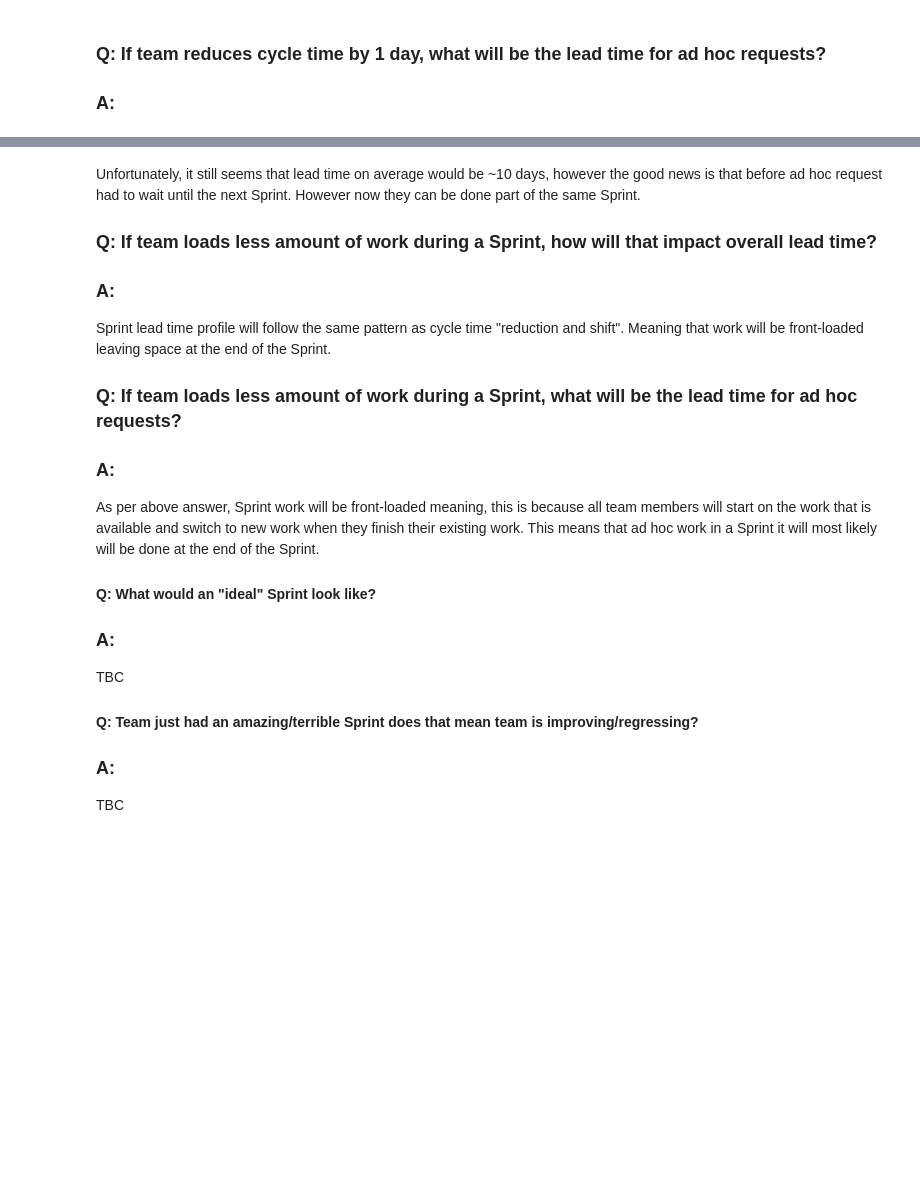
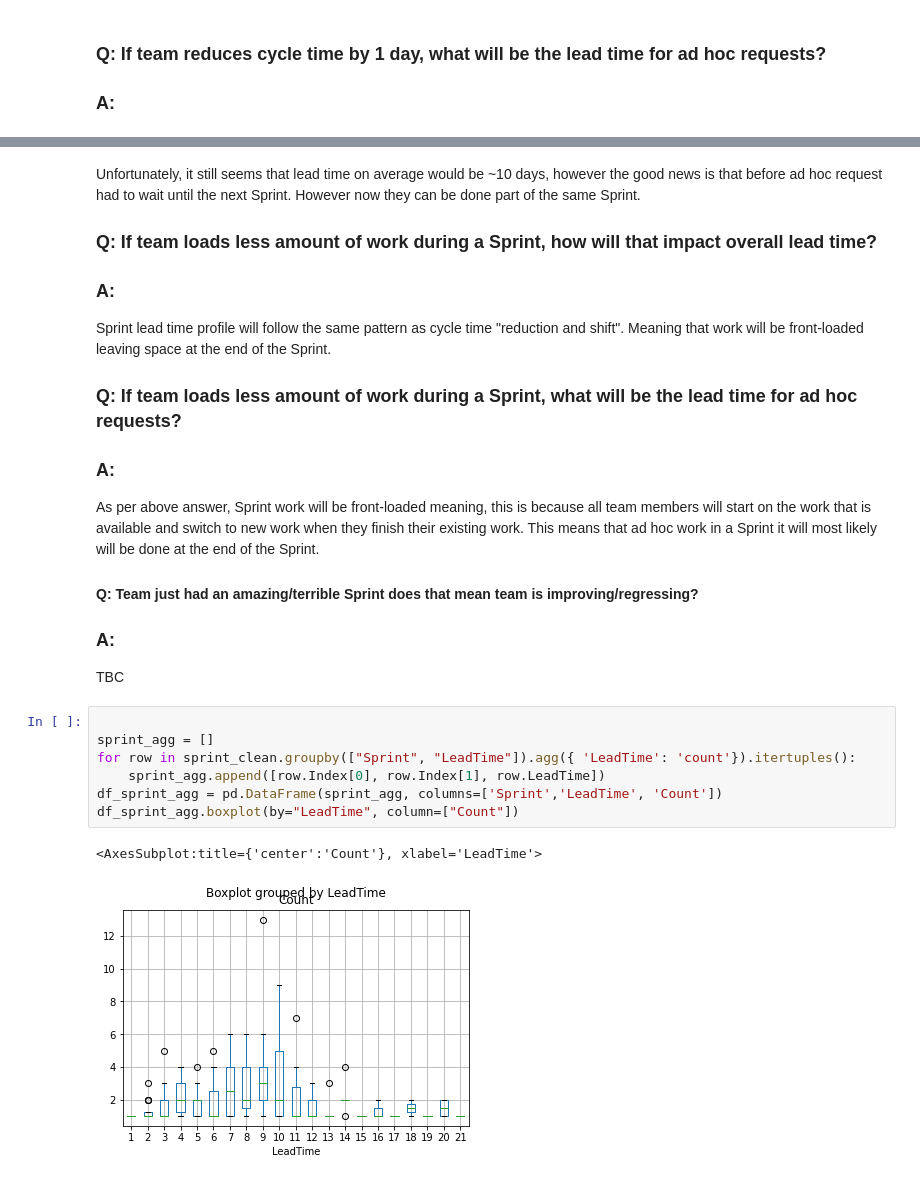
Before and after one commit to zkavtaskin/Lead-Time-Driven-Delivery-Simulation, a Jupyter notebook: Notebook/LeadTimeDynamics.ipynb, the cells around one changed output, grey strips where cells are left out. Saved outputs shown, nothing was run; the diff lists cells and outputs as text; blank space fills up the shorter version.

```diff
--- a/Notebook/LeadTimeDynamics.ipynb
+++ b/Notebook/LeadTimeDynamics.ipynb
@@ -249,10 +252,16 @@ Sprint lead time profile will follow the same pattern as cycle time "reduction a
 ### A:
 As per above answer, Sprint work will be front-loaded meaning, this is because all team members will start on the work that is available and switch to new work when they finish their existing work. This means that ad hoc work in a Sprint it will most likely will be done at the end of the Sprint.
 
-#### Q: What would an "ideal" Sprint look like?
-### A:
-TBC
-
 #### Q: Team just had an amazing/terrible Sprint does that mean team is improving/regressing?
 ### A:
 TBC
+# %%
+
+sprint_agg = []
+for row in sprint_clean.groupby(["Sprint", "LeadTime"]).agg({ 'LeadTime': 'count'}).itertuples():
+    sprint_agg.append([row.Index[0], row.Index[1], row.LeadTime])
+df_sprint_agg = pd.DataFrame(sprint_agg, columns=['Sprint','LeadTime', 'Count'])
+df_sprint_agg.boxplot(by="LeadTime", column=["Count"])
+# %% [output]
+<AxesSubplot:title={'center':'Count'}, xlabel='LeadTime'>
+[figure, added]
```
Also changed, not shown: parts of 11 cells of this notebook.
